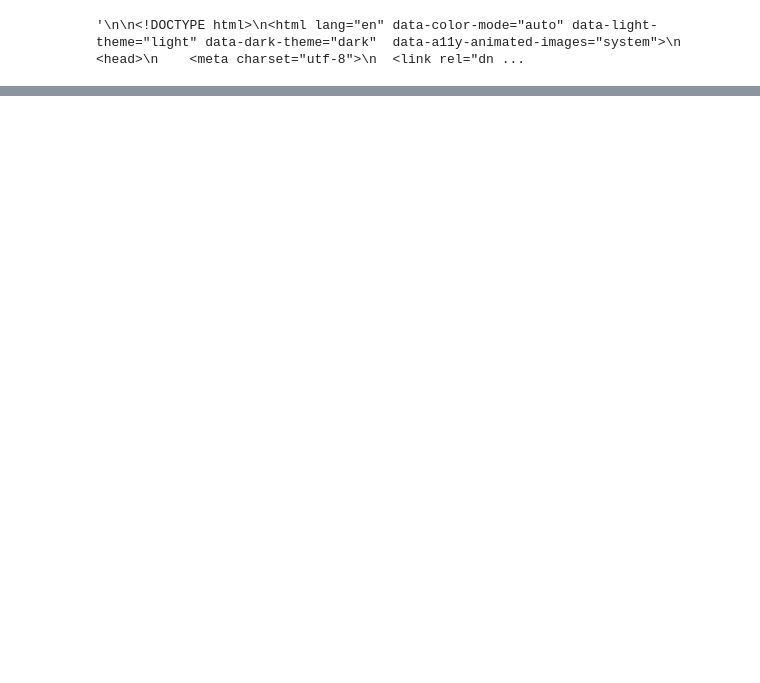
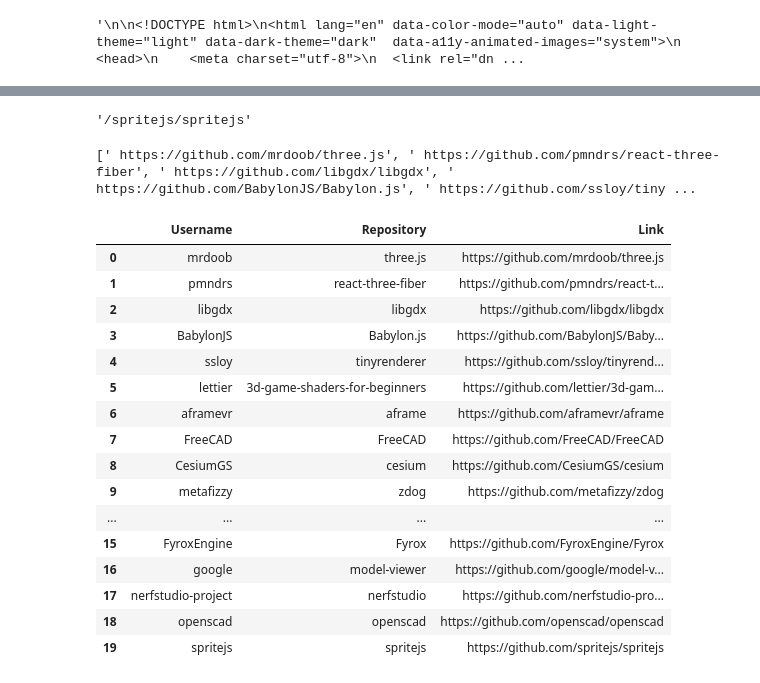
Before and after one commit to rohit-s-s/scrapping-githhub-topic-repository, a Jupyter notebook: scrapping_github_topics_repositories.ipynb, the cells around one changed output, grey strips where cells are left out. Cells and saved outputs as stored; diff of their text form; code cells hidden in the pictures; blank space fills up the shorter version.

```diff
--- a/scrapping_github_topics_repositories.ipynb
+++ b/scrapping_github_topics_repositories.ipynb
@@ -62,0 +220,47 @@ doc = BeautifulSoup(content, 'html.parser')
+# %%
+a_tag=repo_tag[0].find_all("a")
+# %%
+a_tag[1]["href"]
+# %% [output]
+'/spritejs/spritejs'
+# %%
+username = []
+repository = []
+repo_link = []
+for i in range(len(repo_tag)):
+  a_tag=repo_tag[i].find_all("a")
+  username.append(a_tag[0].text.strip())
+  repository.append(a_tag[1].text.strip())
+  repo_link.append(base_link+a_tag[1]["href"])
+
+print(repo_link)
+# %% [output]
+[' https://github.com/mrdoob/three.js', ' https://github.com/pmndrs/react-three-fiber', ' https://github.com/libgdx/libgdx', ' https://github.com/BabylonJS/Babylon.js', ' https://github.com/ssloy/tiny ...
+# %%
+topic_repos_dict ={
+    "Username":username,
+    "Repository":repository,
+    "Link":repo_link
+}
+# %%
+topic_repo_df = pd.DataFrame(topic_repos_dict)
+# %%
+topic_repo_df
+# %% [output]
+|  | Username | Repository | Link |
+| 0 | mrdoob | three.js | https://github.com/mrdoob/three.js |
+| 1 | pmndrs | react-three-fiber | https://github.com/pmndrs/react-t... |
+| 2 | libgdx | libgdx | https://github.com/libgdx/libgdx |
+| 3 | BabylonJS | Babylon.js | https://github.com/BabylonJS/Baby... |
+| 4 | ssloy | tinyrenderer | https://github.com/ssloy/tinyrend... |
+| 5 | lettier | 3d-game-shaders-for-beginners | https://github.com/lettier/3d-gam... |
+| 6 | aframevr | aframe | https://github.com/aframevr/aframe |
+| 7 | FreeCAD | FreeCAD | https://github.com/FreeCAD/FreeCAD |
+| 8 | CesiumGS | cesium | https://github.com/CesiumGS/cesium |
+| 9 | metafizzy | zdog | https://github.com/metafizzy/zdog |
+| ... | ... | ... | ... |
+| 15 | FyroxEngine | Fyrox | https://github.com/FyroxEngine/Fyrox |
+| 16 | google | model-viewer | https://github.com/google/model-v... |
+| 17 | nerfstudio-project | nerfstudio | https://github.com/nerfstudio-pro... |
+| 18 | openscad | openscad | https://github.com/openscad/openscad |
+| 19 | spritejs | spritejs | https://github.com/spritejs/spritejs |
```
Also changed, not shown: parts of 34 cells of this notebook.
